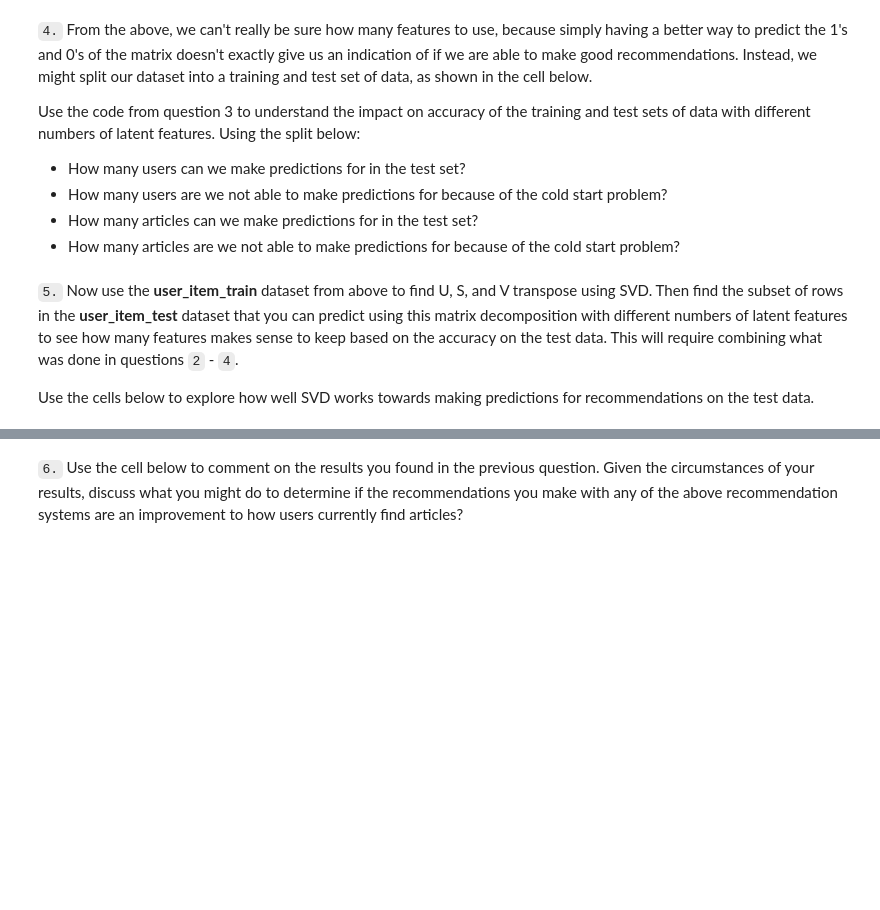
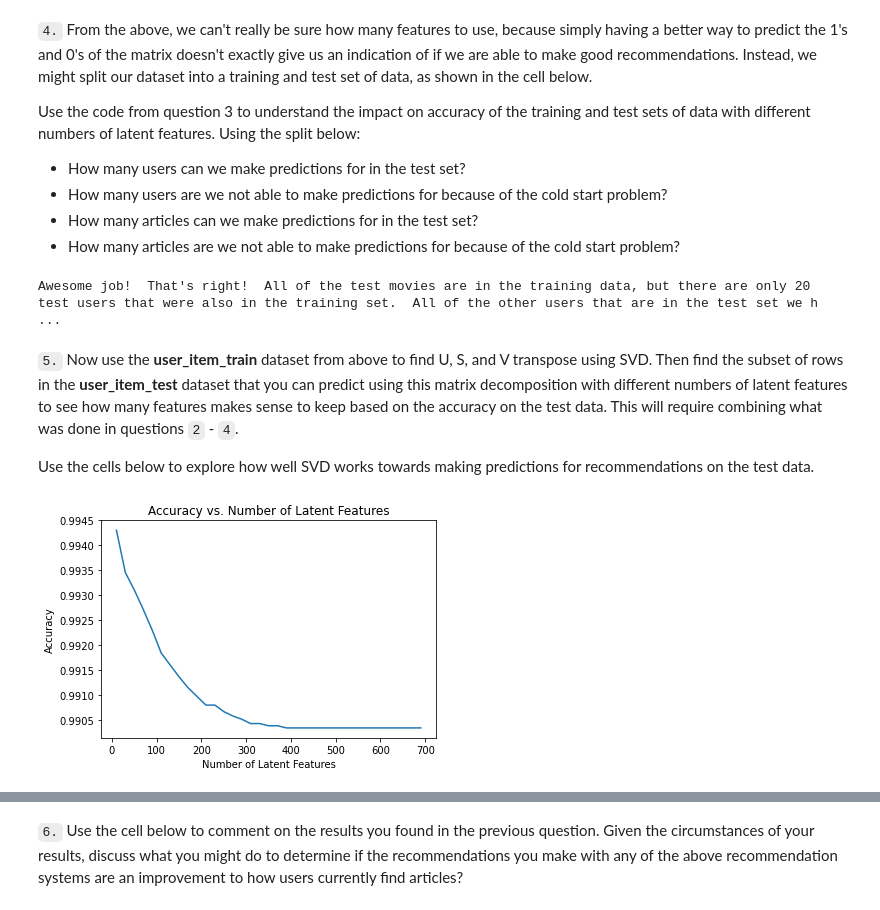
Before and after one commit to jmnickerson05/udacity_recommendations_with_IBM, a Jupyter notebook: Recommendations_with_IBM.ipynb, the cells around one changed output, grey strips where cells are left out. Cells and saved outputs as stored; diff of their text form; code cells hidden in the pictures; blank space fills up the shorter version.

Commit message:
Prepping for submission/answerin final discussion question

```diff
--- a/Recommendations_with_IBM.ipynb
+++ b/Recommendations_with_IBM.ipynb
@@ -735,7 +737,9 @@ def create_test_and_train_user_item(df_train, df_test):
 
     '''
     # Your code here
-
+    user_item_train, user_item_test = (create_user_item_matrix(df_train),
+                                       create_user_item_matrix(df_test))
+    test_idx, test_arts = user_item_test.index.tolist(), user_item_test.columns.tolist()
     return user_item_train, user_item_test, test_idx, test_arts
 
 user_item_train, user_item_test, test_idx, test_arts = create_test_and_train_user_item(df_train, df_test)
@@ -748,17 +752,19 @@ d = 0
 
 
 sol_4_dict = {
-    'How many users can we make predictions for in the test set?': # letter here,
-    'How many users in the test set are we not able to make predictions for because of the cold start problem?': # letter here,
-    'How many movies can we make predictions for in the test set?': # letter here,
-    'How many movies in the test set are we not able to make predictions for because of the cold start problem?': # letter here
+    'How many users can we make predictions for in the test set?': c, # letter here,
+    'How many users in the test set are we not able to make predictions for because of the cold start problem?': a, # letter here,
+    'How many movies can we make predictions for in the test set?': b, # letter here,
+    'How many movies in the test set are we not able to make predictions for because of the cold start problem?': d # letter here
 }
 
 t.sol_4_test(sol_4_dict)
+# %% [output]
+Awesome job!  That's right!  All of the test movies are in the training data, but there are only 20 test users that were also in the training set.  All of the other users that are in the test set we h ...
 # %% [markdown]
 `5.` Now use the **user_item_train** dataset from above to find U, S, and V transpose using SVD. Then find the subset of rows in the **user_item_test** dataset that you can predict using this matrix decomposition with different numbers of latent features to see how many features makes sense to keep based on the accuracy on the test data. This will require combining what was done in questions `2` - `4`.
 
 Use the cells below to explore how well SVD works towards making predictions for recommendations on the test data.
 # %%
 # fit SVD on the user_item_train matrix
-u_train, s_train, vt_train = # fit svd similar to above then use the cells below
+u_train, s_train, vt_train = np.linalg.svd(user_item_train) # fit svd similar to above then use the cells below
@@ -767,0 +771,45 @@ u_train, s_train, vt_train = # fit svd similar to above then use the cells below
+# %%
+# Use these cells to see how well you can use the training
+# decomposition to predict on test data
+
+# idx_in_common = user_item_train.index.isin(test_idx)
+# articles_in_common = user_item_train.columns.isin(test_arts)
+# u_test, vt_test = u_train[idx_in_common, :], vt_train[:, articles_in_common]
+
+"""Taken from: https://knowledge.udacity.com/questions/61250"""
+train_arts =set(user_item_train.columns)
+train_idx = set(user_item_train.index)
+overlap_idx = list(train_idx.intersection(test_idx))
+overlap_cols = list(train_arts.intersection(test_arts))
+user_item_test = user_item_test.loc[overlap_idx,overlap_cols]
+# %%
+"""Some code snippets were adpated from: https://knowledge.udacity.com/questions/61250"""
+num_latent_feats = np.arange(10,700+10,20)
+sum_errs = []
+
+for k in num_latent_feats:
+    # restructure with k latent features
+#     s_new, u_new, vt_new = np.diag(s_train[:k]), u_train[:, :k], vt_train[:k, :]
+#     u_test_new, vt_test_new = u_test[:, :k], vt_test[:k, :]
+    s_train_lat, u_train_lat, vt_train_lat = np.diag(s_train[:k]), u_train[:, :k], vt_train[:k, :]
+    u_test_lat, vt_test_lat =  u_test[:, :k], vt_test[:k, :]
+
+    # take dot product
+    user_item_test_preds = np.around(np.dot(np.dot(u_test_lat, s_train_lat), vt_test_lat))
+#     user_item_est_test = np.around(np.dot(np.dot(u_new, s_new), vt_new))
+
+    # compute error for each prediction to actual value
+#     tdiffs = np.subtract(user_item_test.loc[user_item_matrix.loc[idx_in_common, :].index, :], user_test_item_est)
+    tdiffs = np.subtract(user_item_test, user_item_test_preds)
+
+    # total errors and keep track of them
+    err = np.sum(np.sum(np.abs(tdiffs)))
+    sum_errs.append(err)
+
+
+plt.plot(num_latent_feats, 1 - np.array(sum_errs)/df.shape[0]);
+plt.xlabel('Number of Latent Features');
+plt.ylabel('Accuracy');
+plt.title('Accuracy vs. Number of Latent Features');
+# %% [output]
+[figure, added]
```
Also changed, not shown: parts of 9 cells of this notebook.
